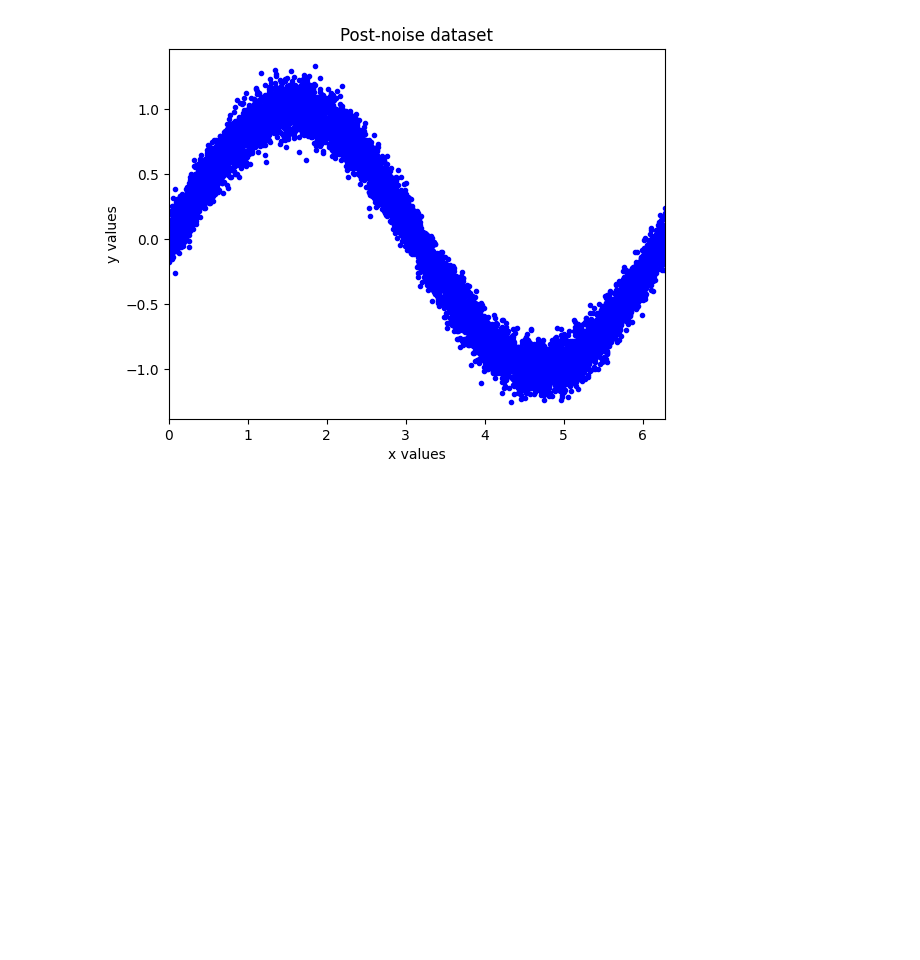
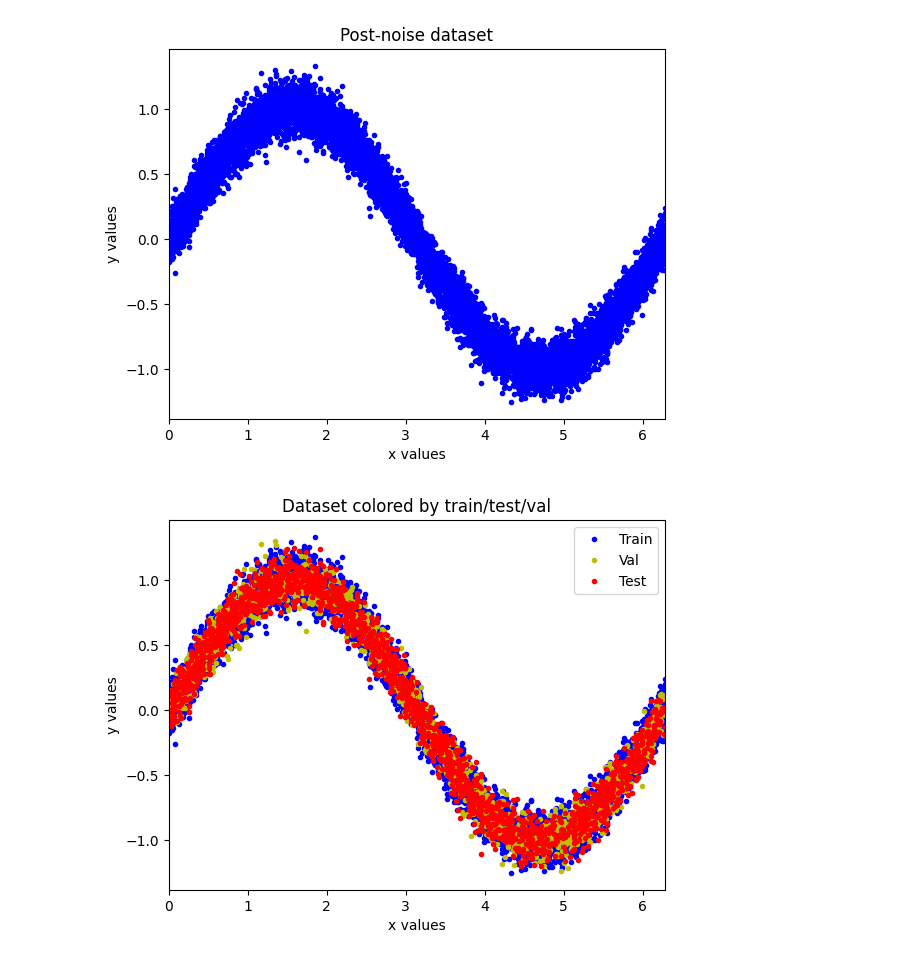
Before and after one commit to rohanc-30/tinyml-exercises, a Jupyter notebook: hello-world/datagen.ipynb, the cells around one changed output. Drawn from its saved outputs; the diff is of its cells as text; code cells hidden in the pictures; blank space fills up the shorter version.

```diff
--- a/hello-world/datagen.ipynb
+++ b/hello-world/datagen.ipynb
@@ -68,3 +68,16 @@ test_df = pd.DataFrame({'x': test_x, 'y': test_y})
 train_df.to_csv('train.csv', index=False)
 val_df.to_csv('val.csv', index=False)
 test_df.to_csv('test.csv', index=False)
+# %%
+# Plot dataset colored by train/test/val
+plt.plot(train_x, train_y, 'b.', label='Train')
+plt.plot(val_x, val_y, 'y.', label='Val')
+plt.plot(test_x, test_y, 'r.', label='Test')
+plt.title('Dataset colored by train/test/val')
+plt.xlabel('x values')
+plt.ylabel('y values')
+plt.xlim(MIN_X_VALUE, MAX_X_VALUE)
+plt.legend()
+plt.show()
+# %% [output]
+[figure, added]
```
